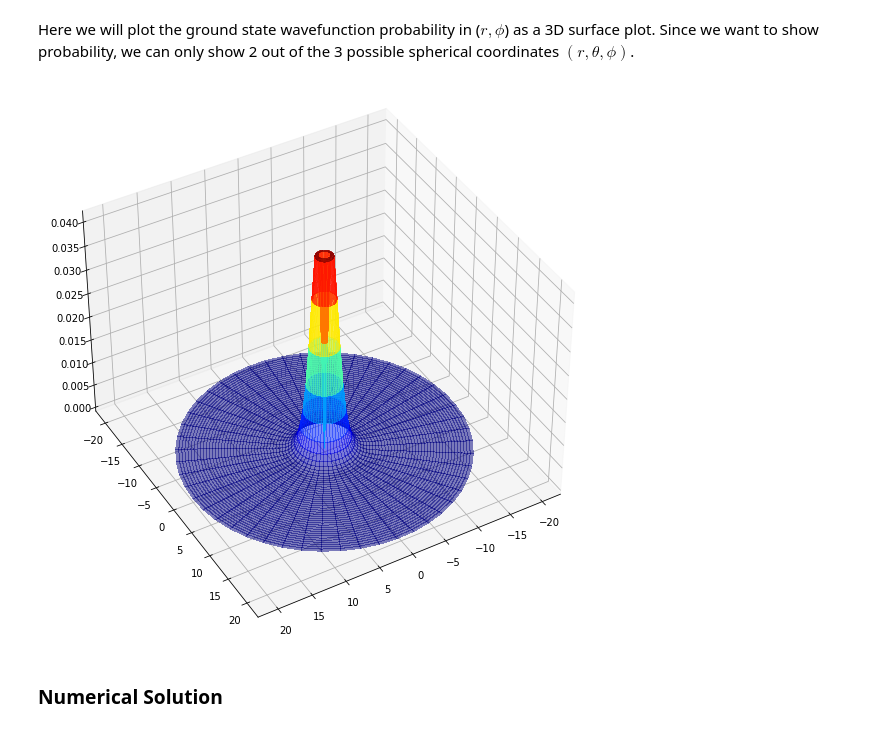
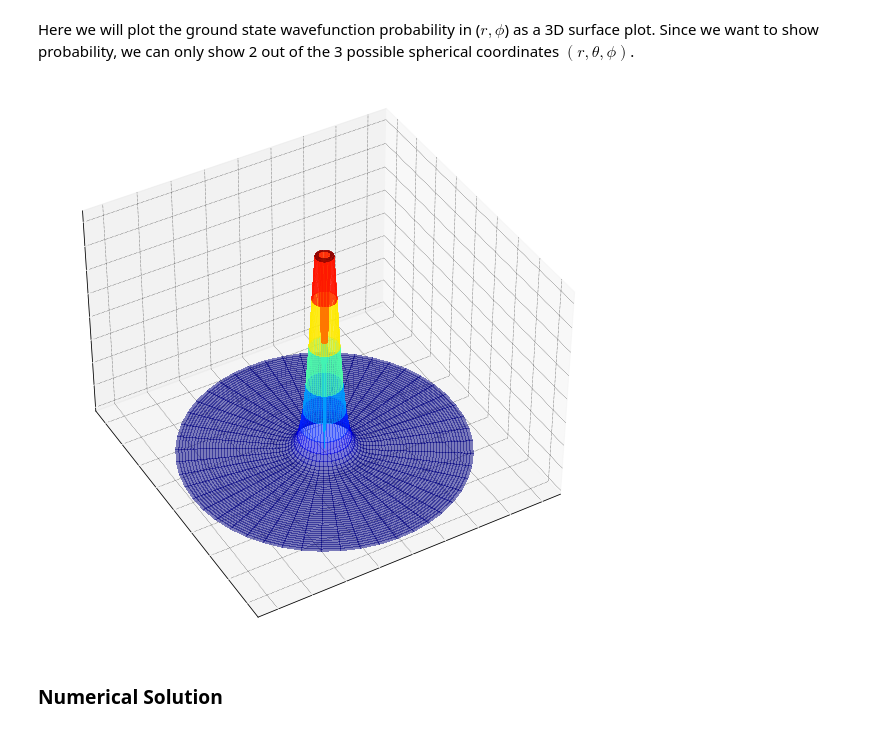
Before and after one commit to ahill187/numerical-methods-ppm, a Jupyter notebook: Hydrogen_Atom_Variational_Method.ipynb, the cells around one changed output. Saved outputs shown, nothing was run; the diff lists cells and outputs as text; code cells hidden in the pictures.

```diff
--- a/Hydrogen_Atom_Variational_Method.ipynb
+++ b/Hydrogen_Atom_Variational_Method.ipynb
@@ -63,26 +63,37 @@ def psi_100(probability=True):
         psi_data = 1/np.sqrt(np.pi*a**3)*np.exp(-r_data/a)
     return r_data, phi_data, psi_data
 # %%
-parameters = {
-    'axes.labelsize': 14,
-    'axes.titlesize': 14
-}
-plt.rcParams.update(parameters)
+params = {'legend.fontsize': 18,
+          'axes.labelsize': 20,
+          'axes.titlesize': 20,
+          'figure.titlesize': 22,
+          'xtick.labelsize' :10,
+          'ytick.labelsize': 10,
+          'mathtext.fontset': 'custom',
+          'mathtext.rm': 'Bitstream Vera Sans',
+          'mathtext.it':'Bitstream Vera Sans:italic',
+          'grid.color': 'k',
+          'grid.linestyle': ':',
+          'grid.linewidth': 0.5,
+          'xtick.color': 'white',
+          'ytick.color': 'white'
+         }
+plt.rcParams.update(params)
 
 fig = plt.figure(figsize=(18,10))
 ax = fig.add_subplot(1,1,1, projection='3d')
 ax.view_init(40, 60)
 
 r_data, phi_data, psi_data = psi_100()
 X, Y = r_data*np.cos(phi_data), r_data*np.sin(phi_data)
 Z = psi_data
 plot = ax.plot_surface(
     X, Y, Z, rstride=1, cstride=1, cmap=plt.get_cmap('jet'),
     linewidth=0, antialiased=False, alpha=0.5)
 
-plt.show()
+plt.savefig(f'hydrogen_atom_ground_state.png', transparent=True, bbox_inches='tight')
 # %% [output]
-[figure, old version]
+[figure, new version]
 # %% [markdown]
 ### Numerical Solution
 # %% [markdown]
```
Also changed, not shown: parts of 3 cells of this notebook.
